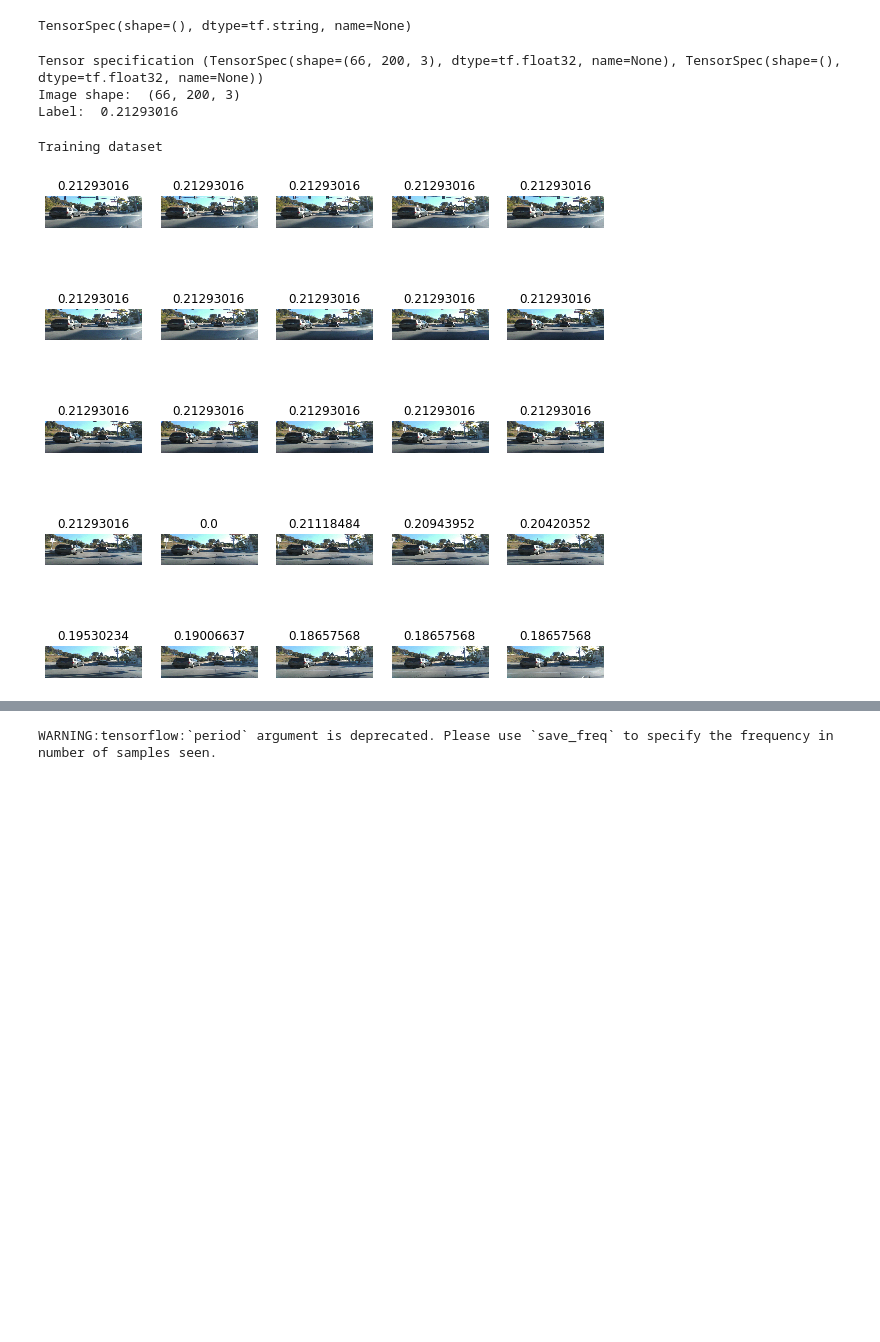
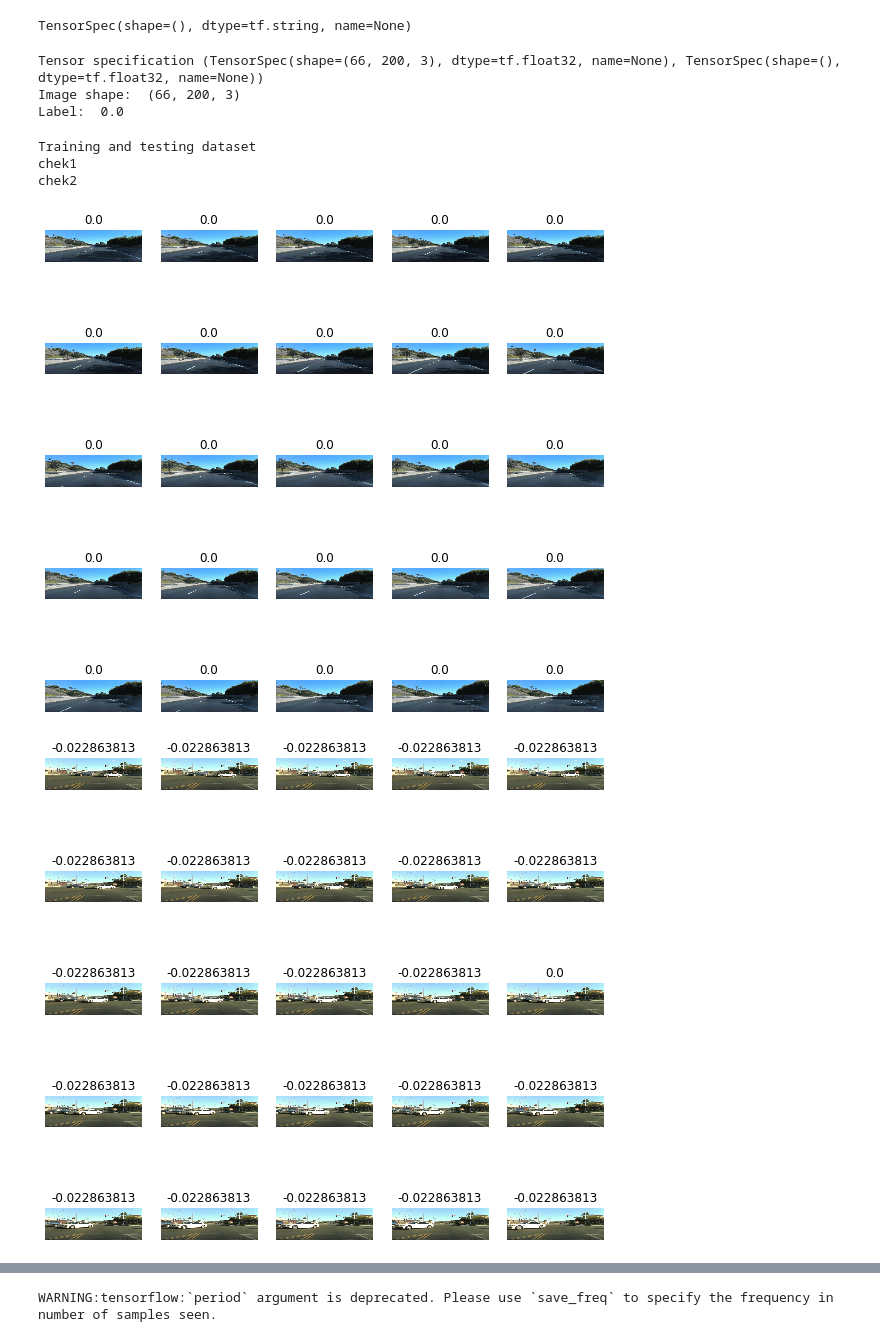
Before and after one commit to naman-mehta/predict_steering_angle, a Jupyter notebook: selfdriving.ipynb, the cells around one changed output, grey strips where cells are left out. Cells and saved outputs as stored; diff of their text form; code cells hidden in the pictures; blank space fills up the shorter version.

```diff
--- a/selfdriving.ipynb
+++ b/selfdriving.ipynb
@@ -41,12 +38,13 @@ chdir: error retrieving current directory: getcwd: cannot access parent director
 **Mounting Google Drive locally.**
 I have downloaded the SullyChen's auto pilot dataset from https://github.com/SullyChen/driving-datasets and got it uploaded back unzipped in my google drive.
 # %%
-#path to drive /content/drive/My Drive/self_driving
-data_dir="/content/drive/My Drive/self_driving/"
-with open( data_dir+'smallset.txt', 'r') as f:
+data_dir="/content/dataset/"
+with open( data_dir+'data.txt', 'r') as f:
   contents=f.read()
 
 contents= list(contents.split('\n'))
 del contents[-1]
 print("Total size of dataset =",len(contents))
+
+TOTAL_SIZE_DATASET=len(contents)
 # %% [output]
@@ -95,7 +93,7 @@ def decode_img(img):
 def process_path(file_path):
   label = get_label(file_path)
   # load the raw data from the file as a string
-  img = tf.io.read_file(data_dir+ tf.strings.split(file_path, ' ')[0])
+  img = tf.io.read_file(data_dir+'data/'+ tf.strings.split(file_path, ' ')[0])
   img = decode_img(img)
   return img, label
 
@@ -111,12 +109,12 @@ for image, label in labeled_ds.take(1):
 
 #WE CAN SPLIT THE DATASET HERE OR DURING CALL FOR TRAINING
 #split the dataset in 80:20 ratio
-# train = labeled_ds.take(int(len(contents)*0.8))
-# test = labeled_ds.skip(int(len(contents)*0.8))
+train = labeled_ds.take(TOTAL_SIZE_DATASET*0.8))
+test = labeled_ds.skip(TOTAL_SIZE_DATASET*0.8))
 # %% [output]
 Tensor specification (TensorSpec(shape=(66, 200, 3), dtype=tf.float32, name=None), TensorSpec(shape=(), dtype=tf.float32, name=None))
 Image shape:  (66, 200, 3)
-Label:  0.21293016
+Label:  0.0
 # %%
 #repeat and batch. Inspect a batch.
 EPOCHS = 30
@@ -132,37 +130,43 @@ def show_batch(image_batch, label_batch):
       plt.axis('off')
 
 
 def prepare_for_training(ds, cache=True):
   # This is a small dataset, only load it once, and keep it in memory.
   # use `.cache(filename)` to cache preprocessing work for datasets that don't
   # fit in memory.
   if cache:
     if isinstance(cache, str):
       ds = ds.cache(cache)
     else:
       ds = ds.cache()
   # Repeat forever
   ds = ds.repeat()
 
   ds = ds.batch(1000)
 
   # `prefetch` lets the dataset fetch batches in the background while the model
   # is training.
   ds = ds.prefetch(buffer_size=AUTOTUNE)
 
   return ds
 
 
-test_ds = prepare_for_training(labeled_ds)
-print("Training dataset")
+train_ds = prepare_for_training(train)
+print("Training and testing dataset")
 train_images, train_labels = next(iter(train_ds))
 
 show_batch(train_images.numpy(), train_labels.numpy())
 
-# print("testing")
-# test_images, test_labels = next(iter(test_ds))
+print("chek1")
 
-# show_batch(test_images.numpy(), test_labels.numpy())
+test_ds = prepare_for_training(test)
+print("chek2")
+test_images, test_labels = next(iter(test_ds))
+
+show_batch(test_images.numpy(), test_labels.numpy())
 # %% [output]
-Training dataset
+Training and testing dataset
+chek1
+chek2
-[figure, old version]
+[figure, new version]
+[figure, added]
```
Also changed, not shown: parts of 9 cells of this notebook.
